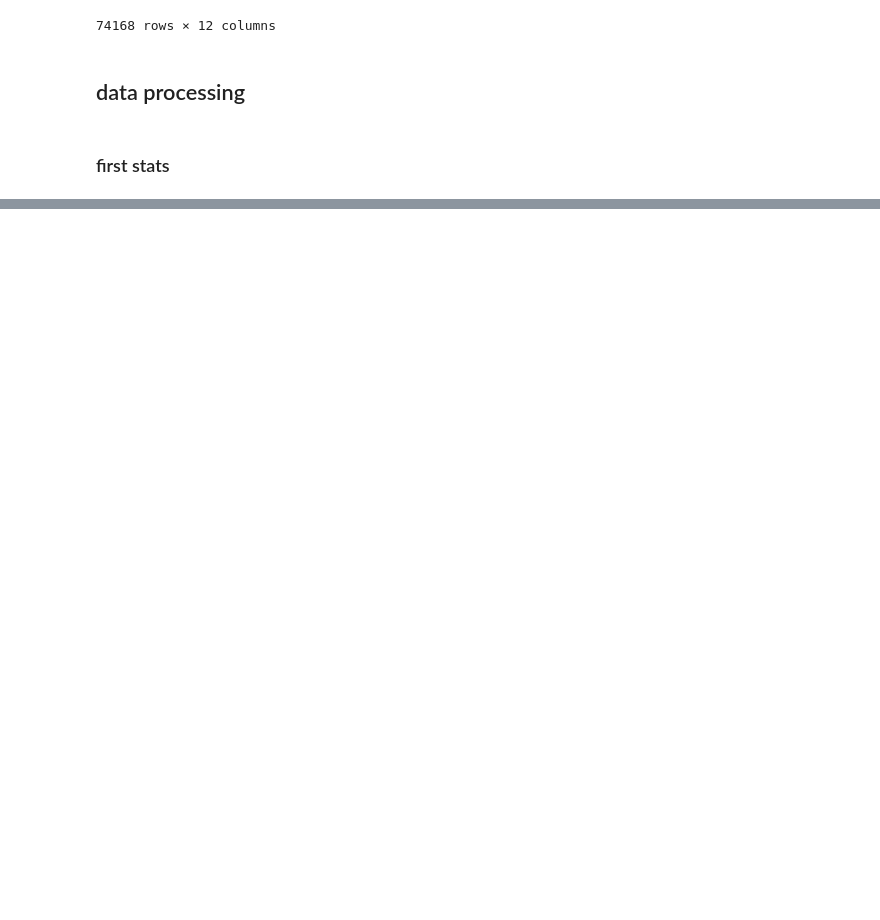
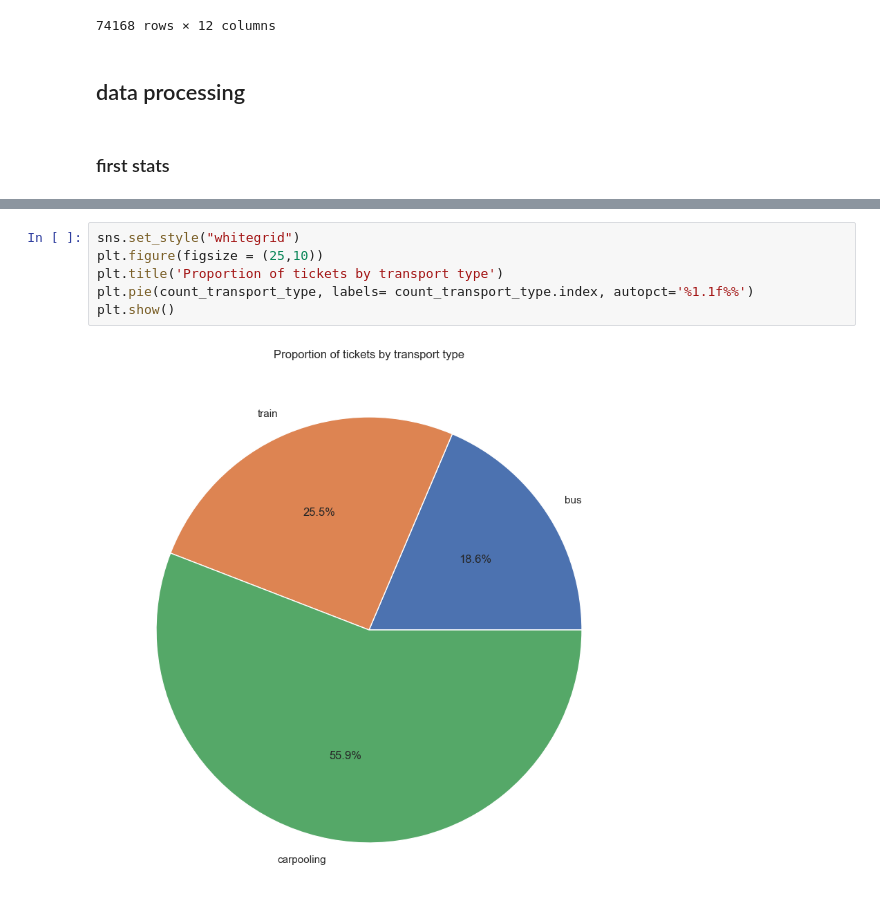
Before and after one commit to Babldn/tictactrip_test, a Jupyter notebook: test_tictactrip.ipynb, the cells around one changed output, grey strips where cells are left out. Saved outputs shown, nothing was run; the diff lists cells and outputs as text; blank space fills up the shorter version.

```diff
--- a/test_tictactrip.ipynb
+++ b/test_tictactrip.ipynb
@@ -160,0 +281,8 @@ ticket_data.pivot_table(index = 'transport_type', columns = 'group_distance', va
+# %%
+sns.set_style("whitegrid")
+plt.figure(figsize = (25,10))
+plt.title('Proportion of tickets by transport type')
+plt.pie(count_transport_type, labels= count_transport_type.index, autopct='%1.1f%%')
+plt.show()
+# %% [output]
+[figure, added]
```
Also changed, not shown: parts of 43 cells of this notebook.
